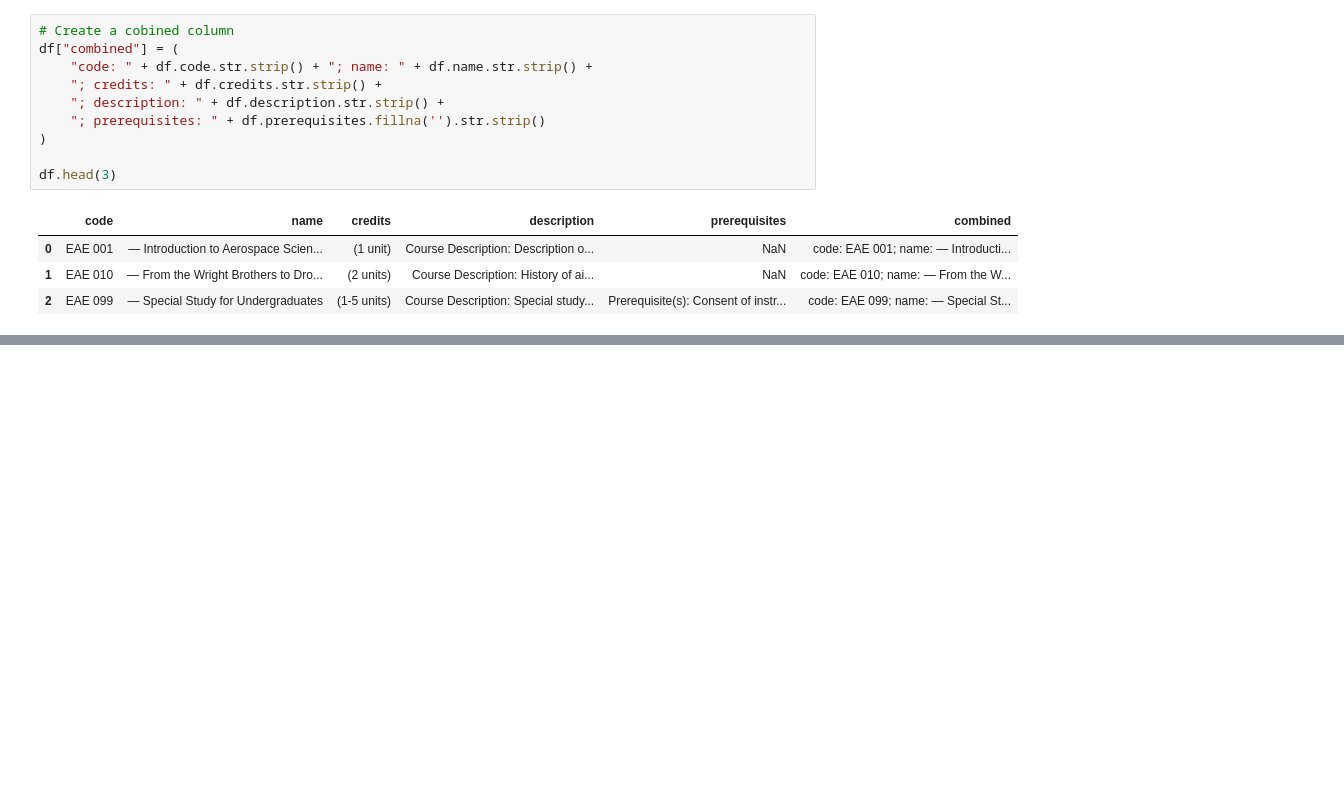
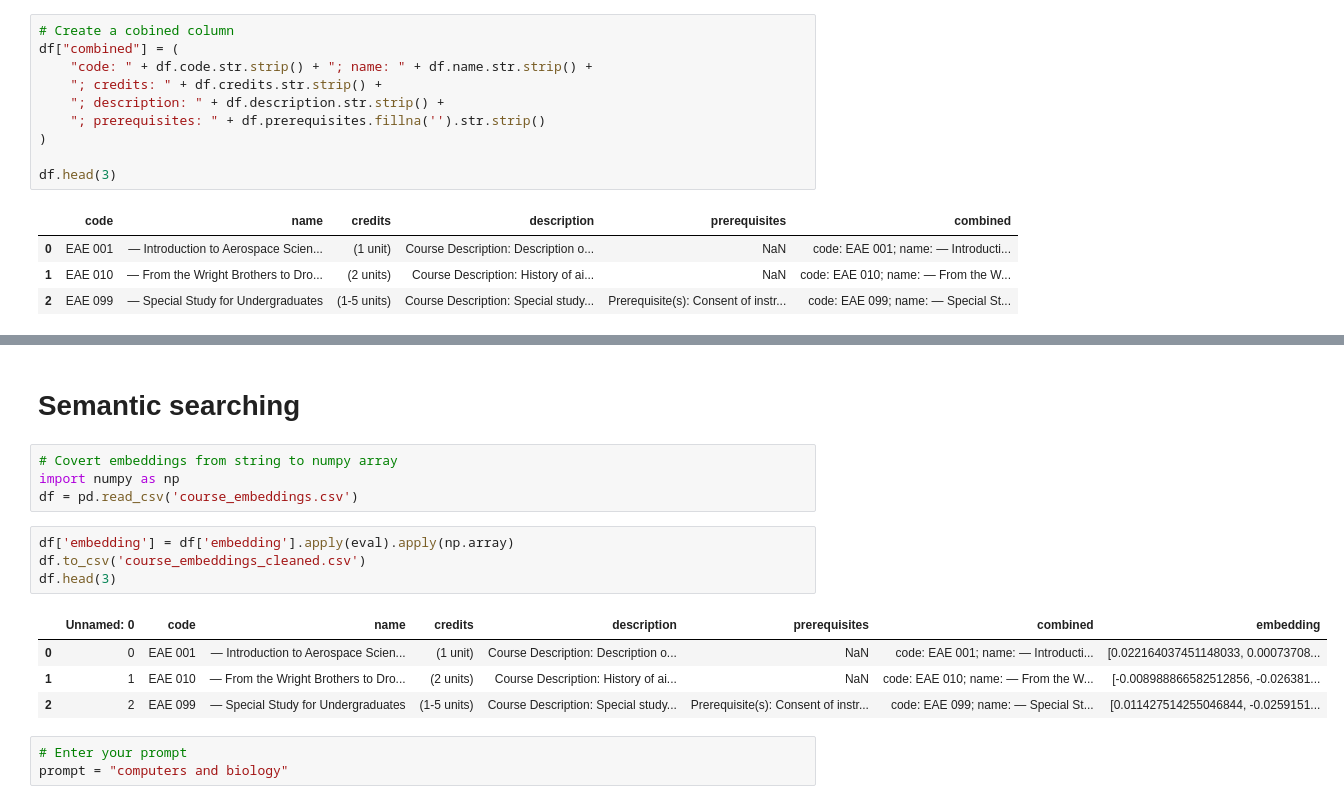
Before and after one commit to puravparab/DavisScripts, a Jupyter notebook: semantic_search.ipynb, the cells around one changed output, grey strips where cells are left out. Saved outputs shown, nothing was run; the diff lists cells and outputs as text; blank space fills up the shorter version.

```diff
--- a/semantic_search.ipynb
+++ b/semantic_search.ipynb
@@ -86,0 +102,18 @@ df.head(3)
+# %% [markdown]
+# Semantic searching
+# %%
+# Covert embeddings from string to numpy array
+import numpy as np
+df = pd.read_csv('course_embeddings.csv')
+# %%
+df['embedding'] = df['embedding'].apply(eval).apply(np.array)
+df.to_csv('course_embeddings_cleaned.csv')
+df.head(3)
+# %% [output]
+|  | Unnamed: 0 | code | name | credits | description | prerequisites | combined | embedding |
+| 0 | 0 | EAE 001 | — Introduction to Aerospace Scien... | (1 unit) | Course Description: Description o... | NaN | code: EAE 001; name: — Introducti... | [0.022164037451148033, 0.00073708... |
+| 1 | 1 | EAE 010 | — From the Wright Brothers to Dro... | (2 units) | Course Description: History of ai... | NaN | code: EAE 010; name: — From the W... | [-0.008988866582512856, -0.026381... |
+| 2 | 2 | EAE 099 | — Special Study for Undergraduates | (1-5 units) | Course Description: Special study... | Prerequisite(s): Consent of instr... | code: EAE 099; name: — Special St... | [0.011427514255046844, -0.0259151... |
+# %%
+# Enter your prompt
+prompt = "computers and biology"
```
Also changed, not shown: parts of 10 cells of this notebook, 3 other files.
